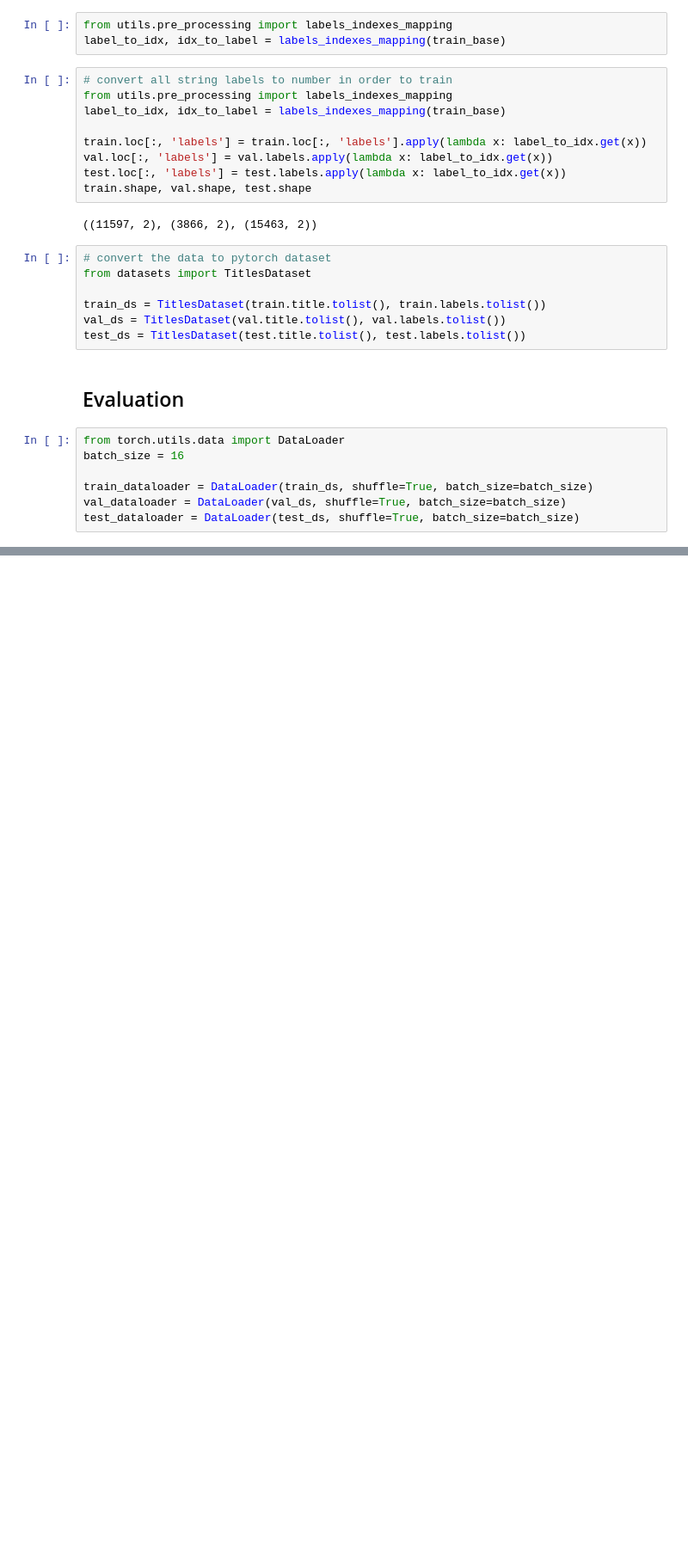
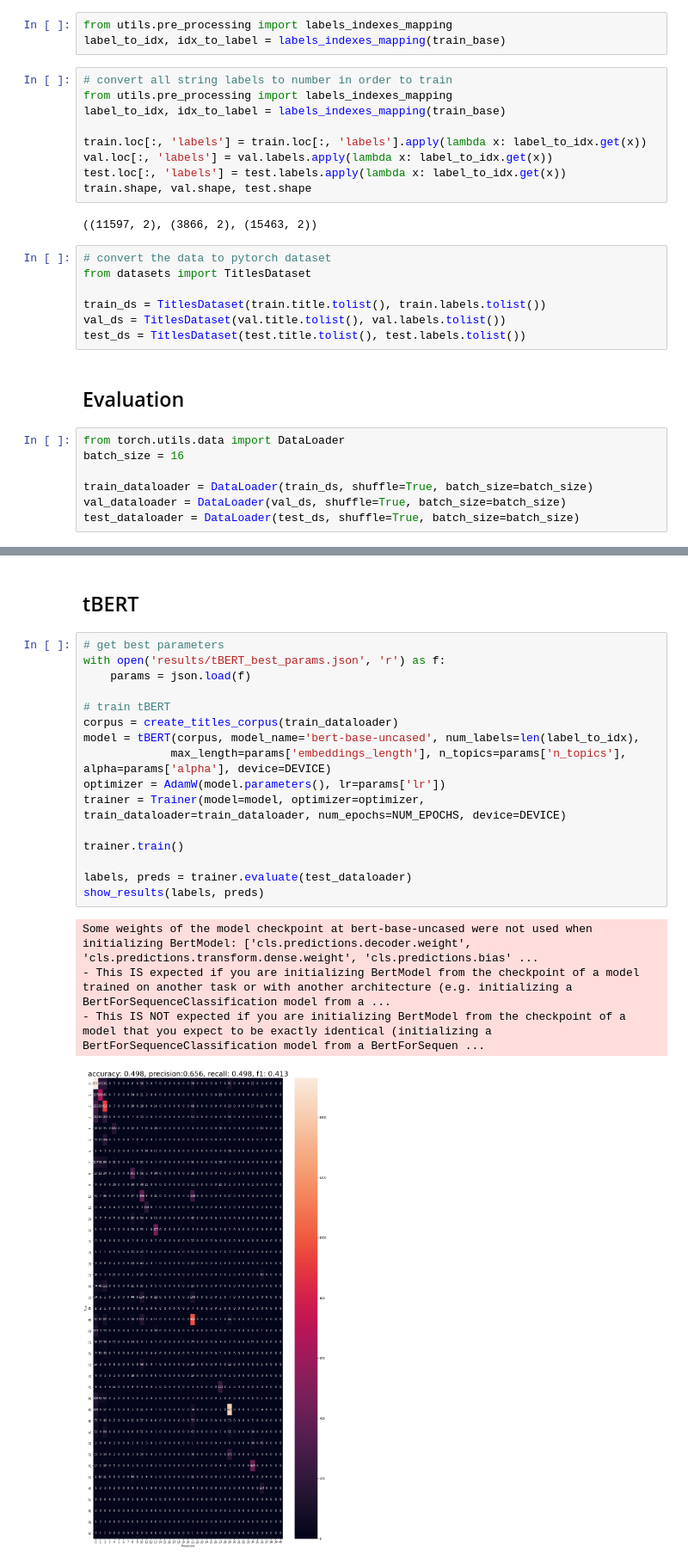
Before and after one commit to freddd1/nlp-final-project, a Jupyter notebook: main.ipynb, the cells around one changed output, grey strips where cells are left out. Shown: that part at 86% size. Saved outputs shown, nothing was run; the diff lists cells and outputs as text; blank space fills up the shorter version.

```diff
--- a/main.ipynb
+++ b/main.ipynb
@@ -190,0 +183,23 @@ params: {'embeddings_length': 64, 'lr': 5.639469575148213e-05, 'n_topics': 69, '
+# %% [markdown]
+## tBERT
+# %%
+# get best parameters
+with open('results/tBERT_best_params.json', 'r') as f:
+    params = json.load(f)
+
+# train tBERT
+corpus = create_titles_corpus(train_dataloader)
+model = tBERT(corpus, model_name='bert-base-uncased', num_labels=len(label_to_idx),
+             max_length=params['embeddings_length'], n_topics=params['n_topics'], alpha=params['alpha'], device=DEVICE)
+optimizer = AdamW(model.parameters(), lr=params['lr'])
+trainer = Trainer(model=model, optimizer=optimizer, train_dataloader=train_dataloader, num_epochs=NUM_EPOCHS, device=DEVICE)
+
+trainer.train()
+
+labels, preds = trainer.evaluate(test_dataloader)
+show_results(labels, preds)
+# %% [output]
+Some weights of the model checkpoint at bert-base-uncased were not used when initializing BertModel: ['cls.predictions.decoder.weight', 'cls.predictions.transform.dense.weight', 'cls.predictions.bias' ...
+- This IS expected if you are initializing BertModel from the checkpoint of a model trained on another task or with another architecture (e.g. initializing a BertForSequenceClassification model from a ...
+- This IS NOT expected if you are initializing BertModel from the checkpoint of a model that you expect to be exactly identical (initializing a BertForSequenceClassification model from a BertForSequen ...
+[figure, added]
```
Also changed, not shown: parts of 15 cells of this notebook.
